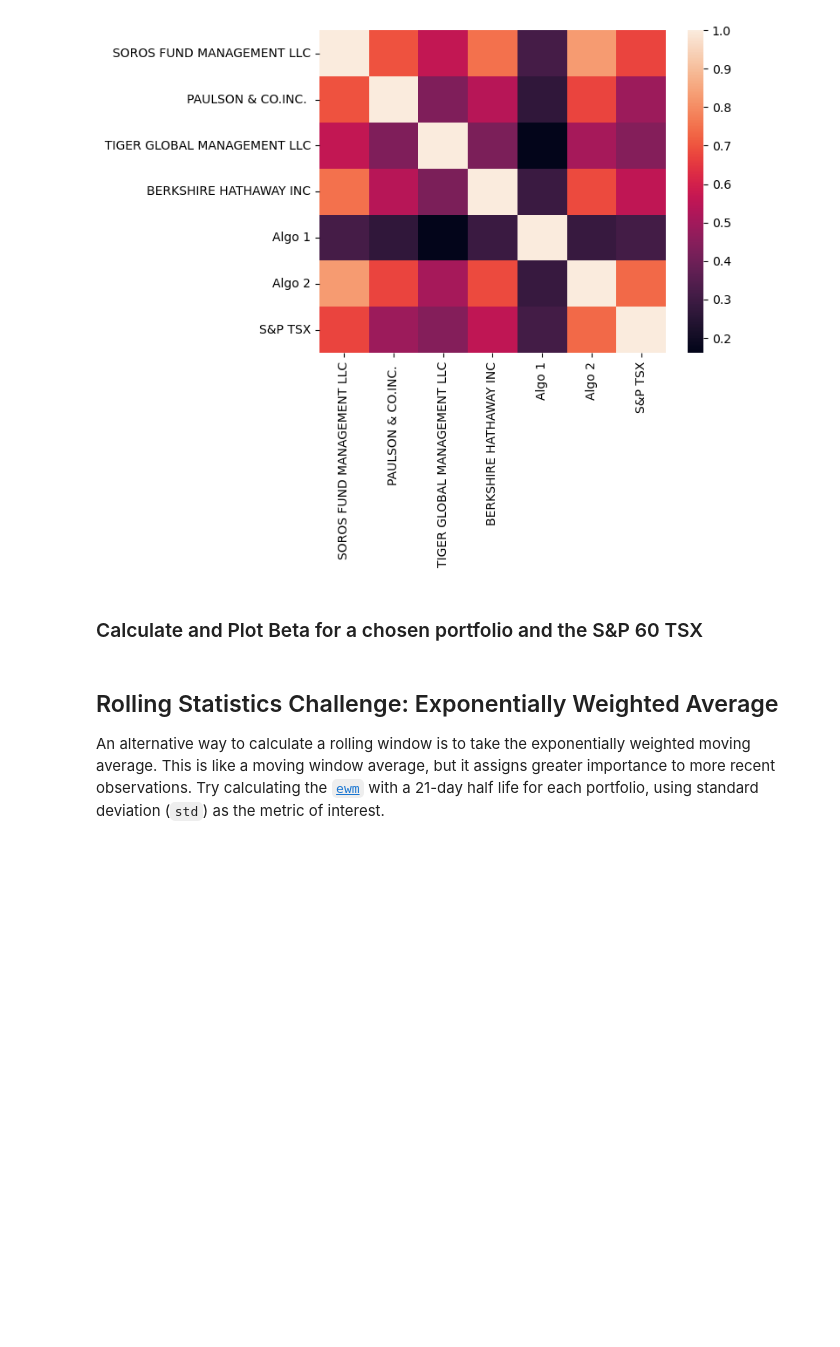
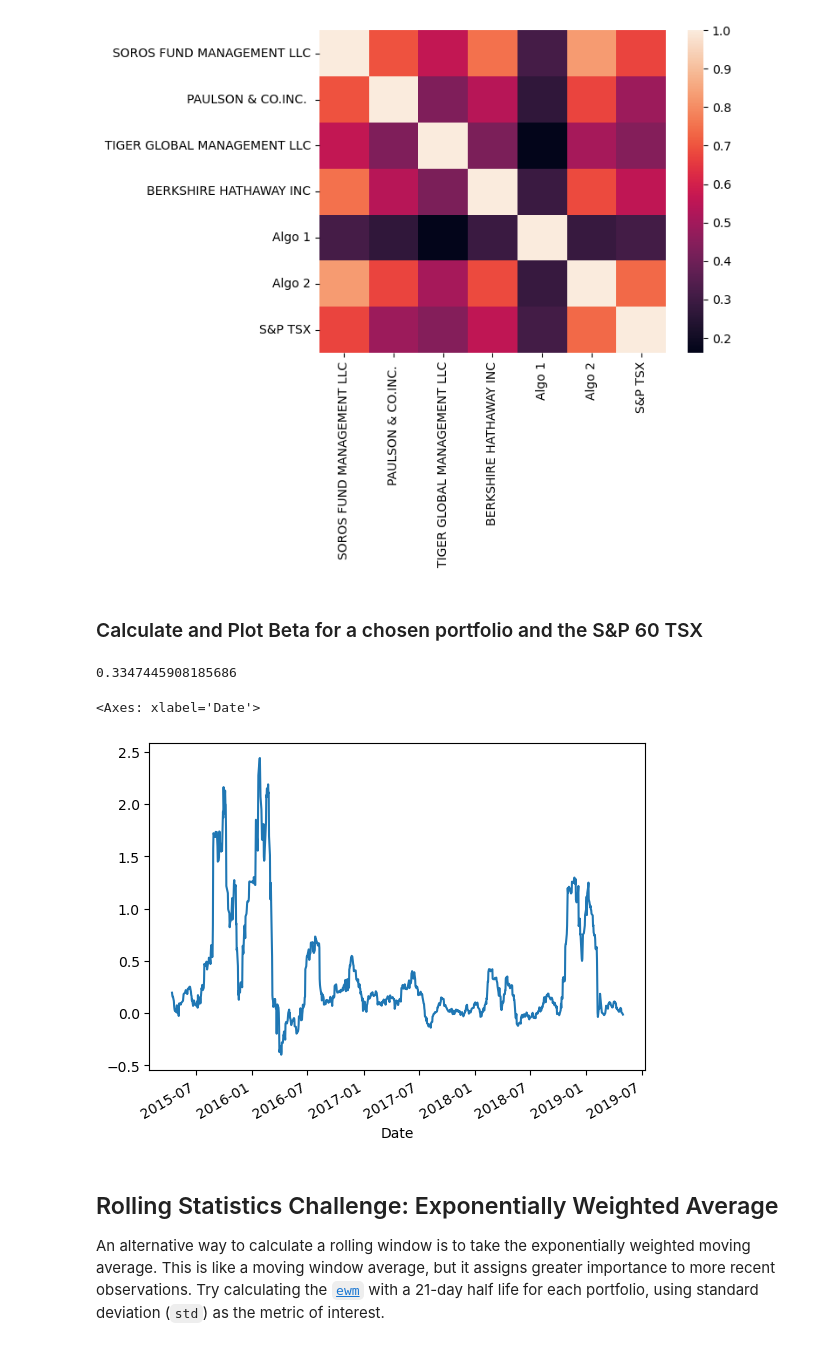
Before and after one commit to EthanB1/Portfolio-Returns-Analysis, a Jupyter notebook: whale_analysis.ipynb, the cells around one changed output. Cells and saved outputs as stored; diff of their text form; code cells hidden in the pictures; blank space fills up the shorter version.

```diff
--- a/whale_analysis.ipynb
+++ b/whale_analysis.ipynb
@@ -247,12 +247,20 @@ sns.heatmap(correlation)
 ### Calculate and Plot Beta for a chosen portfolio and the S&P 60 TSX
 # %%
 # Calculate covariance of a single portfolio
+covariance = portfolios['Algo 1'].cov(portfolios['S&P TSX'])
 
 # Calculate variance of S&P TSX
-
+tsx_variance = portfolios['S&P TSX'].var()
 # Computing beta
-
+algo_1_beta = covariance / tsx_variance
+print(algo_1_beta)
 # Plot beta trend
+Beta_trend = (portfolios['Algo 1'].rolling(window=30).cov(portfolios['S&P TSX']) / tsx_variance).rolling(window=30)
+rolling_beta.plot()
+# %% [output]
+0.3347445908185686
+<Axes: xlabel='Date'>
+[figure, added]
 # %% [markdown]
 ## Rolling Statistics Challenge: Exponentially Weighted Average
 
```
Also changed, not shown: parts of 1 cell of this notebook.
